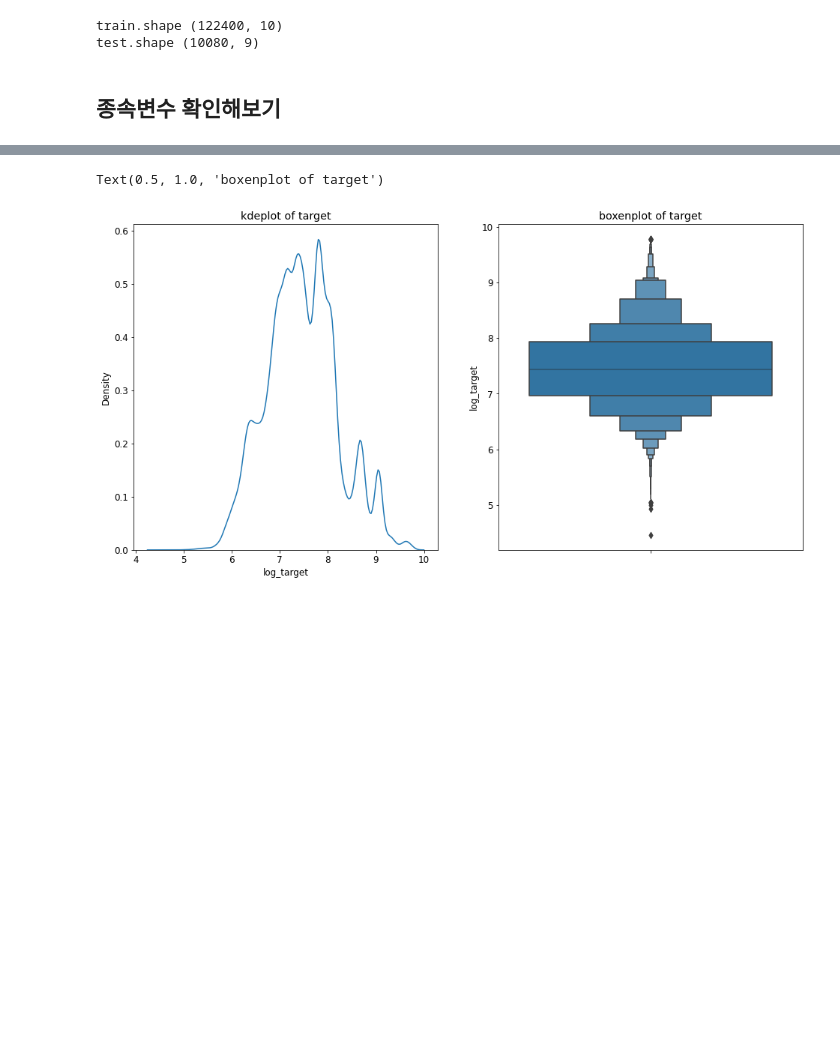
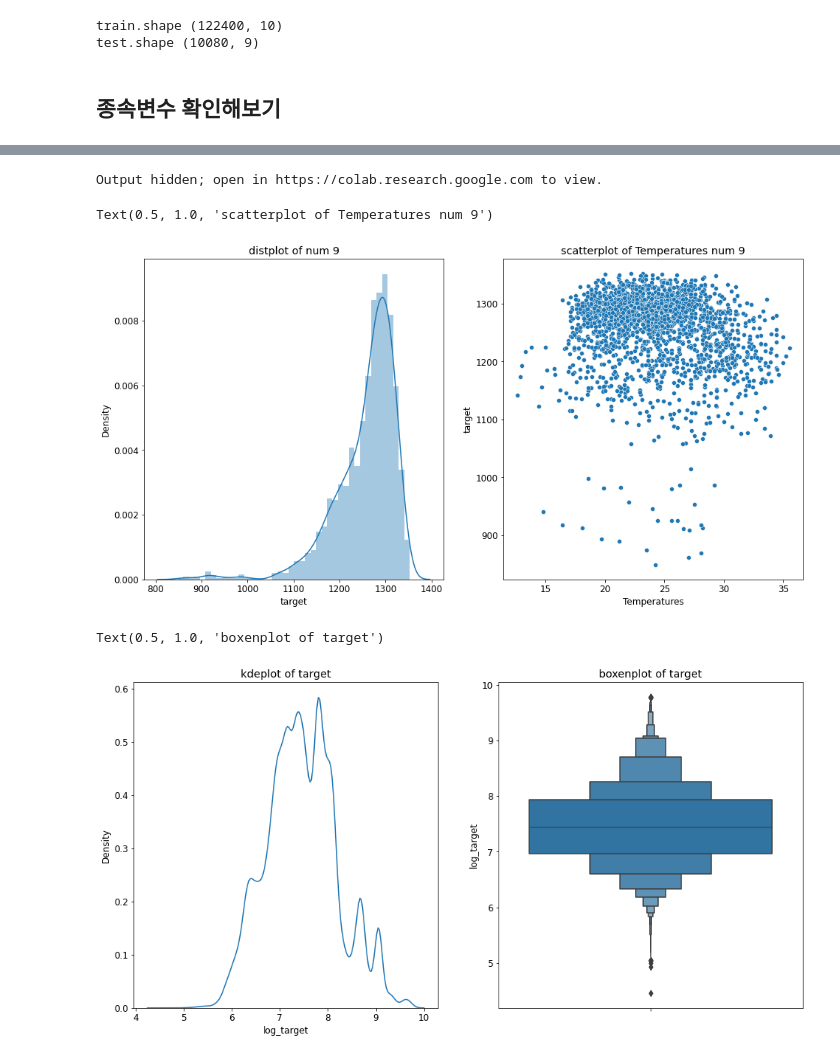
Before and after one commit to qkrwjdduf159/-, a Jupyter notebook: 데이콘/전력사용량 예측 AI 경진대회/전력 사용량 예측EDA.ipynb, the cells around one changed output, grey strips where cells are left out. Cells and saved outputs as stored; diff of their text form; code cells hidden in the pictures; blank space fills up the shorter version.

Commit message:
전력사용량 가설과 random_state를 바꾸어도 결과값은 변하지 않는다.

```diff
--- a/데이콘/전력사용량 예측 AI 경진대회/전력 사용량 예측EDA.ipynb
+++ b/데이콘/전력사용량 예측 AI 경진대회/전력 사용량 예측EDA.ipynb
@@ -76,7 +79,9 @@ test.shape (10080, 9)
 ## 종속변수 확인해보기
 # %%
 # 전력사용량(kWh)로 표시해주기 너무 불편함으로 target이라고 바꿔주자.
-train=train.rename(columns = {'전력사용량(kWh)': 'target'})
+train=train.rename(columns = {'기온(°C)':'Temperatures', '풍속(m/s)':'Wind speed',
+                              '습도(%)':'Humidity',
+                              '강수량(mm)':'Precipitation','일조(hr)':'sunshine','전력사용량(kWh)': 'target'})
 
 test=test.rename(columns = {'기온(°C)':'Temperatures', '풍속(m/s)':'Wind speed',
                               '습도(%)':'Humidity',
@@ -85,0 +108,10 @@ train['log_target'] = train['target'].apply(lambda x: np.log1p(x))
+# %%
+# 종속변수를 가지고 어떠한 연관성이 있는지 확인해 본다.
+for i in train['num'].unique():
+  fig, ax = plt.subplots(ncols = 2)
+  sns.distplot(train[train['num'] == i]['log_target'], ax = ax[0])
+  ax[0].set_title(f'{i}')
+  sns.scatterplot(data = train[train['num'] == i], x = 'Temperatures', y = 'target', ax= ax[1])
+  plt.show()
+# %% [output]
+Output hidden; open in https://colab.research.google.com to view.
@@ -86,3 +146,14 @@ train['log_target'] = train['target'].apply(lambda x: np.log1p(x))
+# %%
+# 특히 9번 데이터의 경우 데이터의 분포가 완전 정규분포를 따른다.
+fig, ax = plt.subplots(ncols = 2, figsize = (16,8))
+sns.distplot(train[train['num'] == 9]['target'], ax = ax[0])
+ax[0].set_title('distplot of num 9')
+
+sns.scatterplot(data = train[train['num'] == 9], x = 'Temperatures', y = 'target', ax= ax[1])
+ax[1].set_title('scatterplot of Temperatures num 9')
+# %% [output]
+Text(0.5, 1.0, 'scatterplot of Temperatures num 9')
+[figure, added]
 # %%
 # train이 0인 값들이 있는데 보면 건물이 저 특정 시간에 쉰 것으로 보인다.
 # 그러면 회귀분석을 했을 때 모델이 망가진다고 판단하고 데이터를 지워주기로 하자.
```
Also changed, not shown: parts of 24 cells of this notebook.
